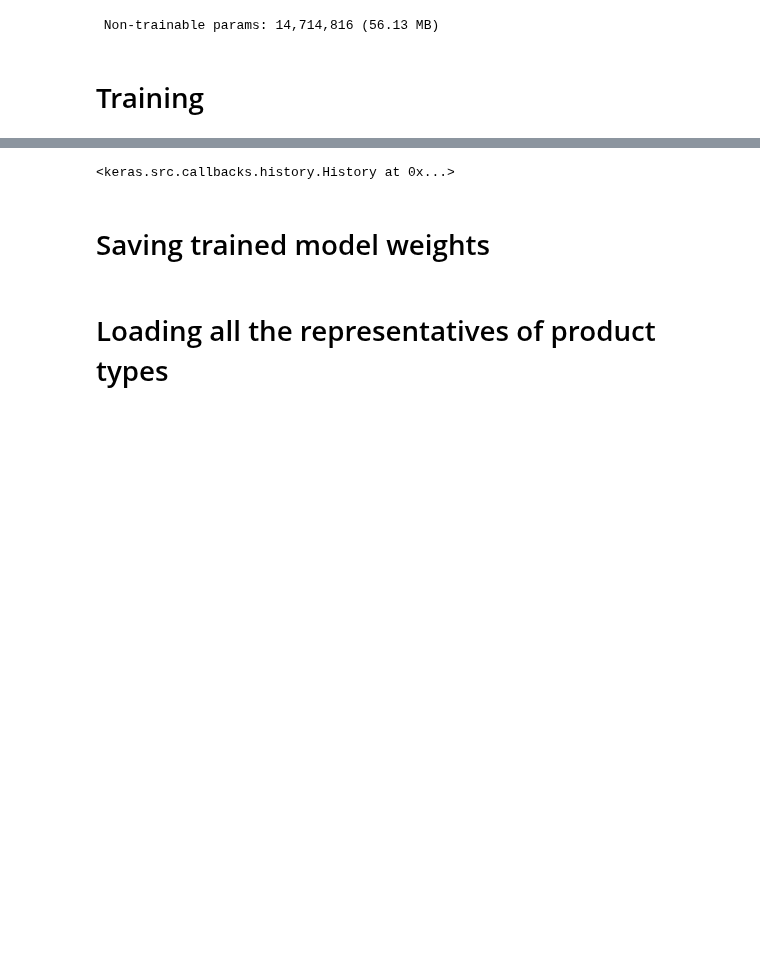
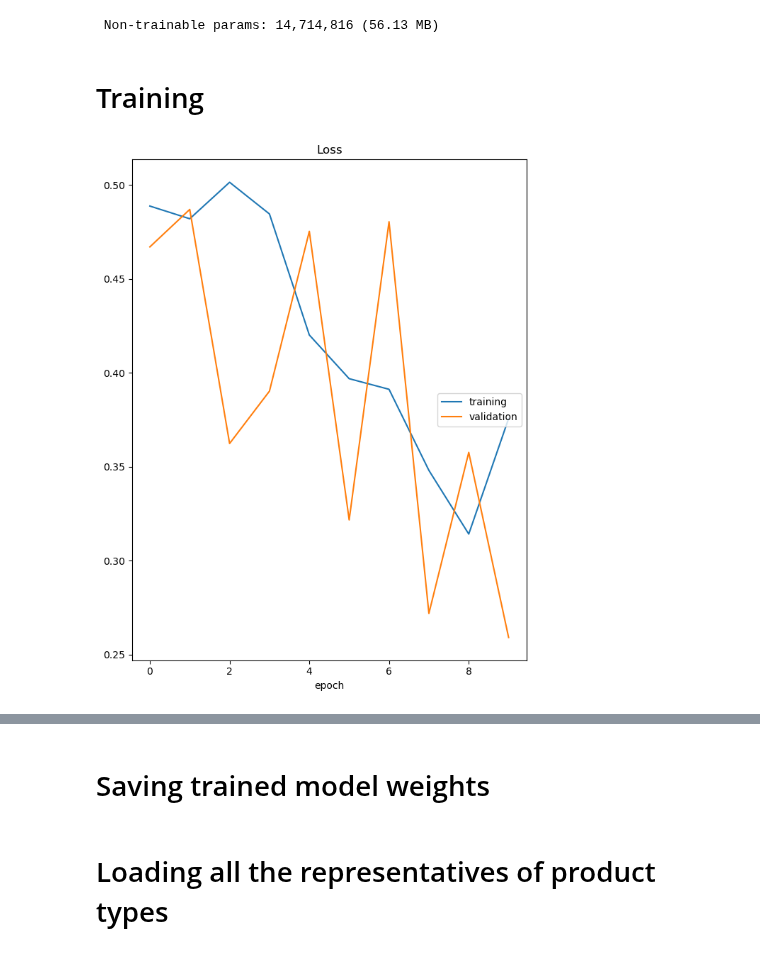
Before and after one commit to c100rczyk/Team_project_PWR, a Jupyter notebook: triplet_loss.ipynb, the cells around one changed output, grey strips where cells are left out. Saved outputs shown, nothing was run; the diff lists cells and outputs as text; code cells hidden in the pictures; blank space fills up the shorter version.

Commit message:
added callbacks to triplet loss

```diff
--- a/triplet_loss.ipynb
+++ b/triplet_loss.ipynb
@@ -21,8 +22,8 @@ image_size = (224, 224)
 epochs = 10
 batch_size = 16
 margin = 0.5 # margin for triplet loss
-training_triplets = 272
-validation_triplets = 48
+training_triplets = 50
+validation_triplets = 10
 training_path = r".\data\FruitRecognition\Training"
 validation_path = r".\data\FruitRecognition\Validation"
 # %% [markdown]
@@ -123,3 +124,5 @@ for layer in modelVGG.layers:
+# %%
+monitor_val_loss = keras.callbacks.EarlyStopping(monitor='val_loss', patience=4)
 # %% [markdown]
 # Compilation of our model and summary
 # %%
@@ -139,5 +142,6 @@ Model: "siamese_model"
 # %% [markdown]
 # Training
 # %%
-siamese_network.fit(training_dataset, epochs=epochs, batch_size=batch_size, validation_data=validation_dataset)
+siamese_network.fit(training_dataset, epochs=epochs, batch_size=batch_size, validation_data=validation_dataset, callbacks=[PlotLossesKeras(), monitor_val_loss])
 # %% [output]
+[figure, added]
@@ -165,4 +153,3 @@ Epoch 10/10
-<keras.src.callbacks.history.History at 0x...>
 # %% [markdown]
 # Saving trained model weights
 # %%
```
Also changed, not shown: parts of 10 cells of this notebook.
